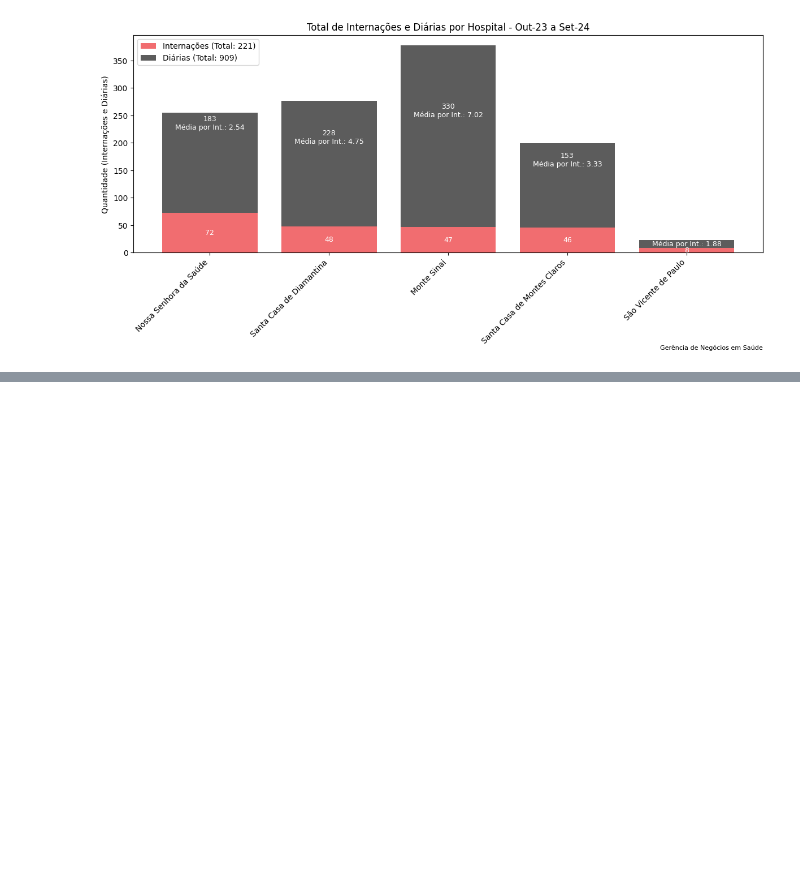
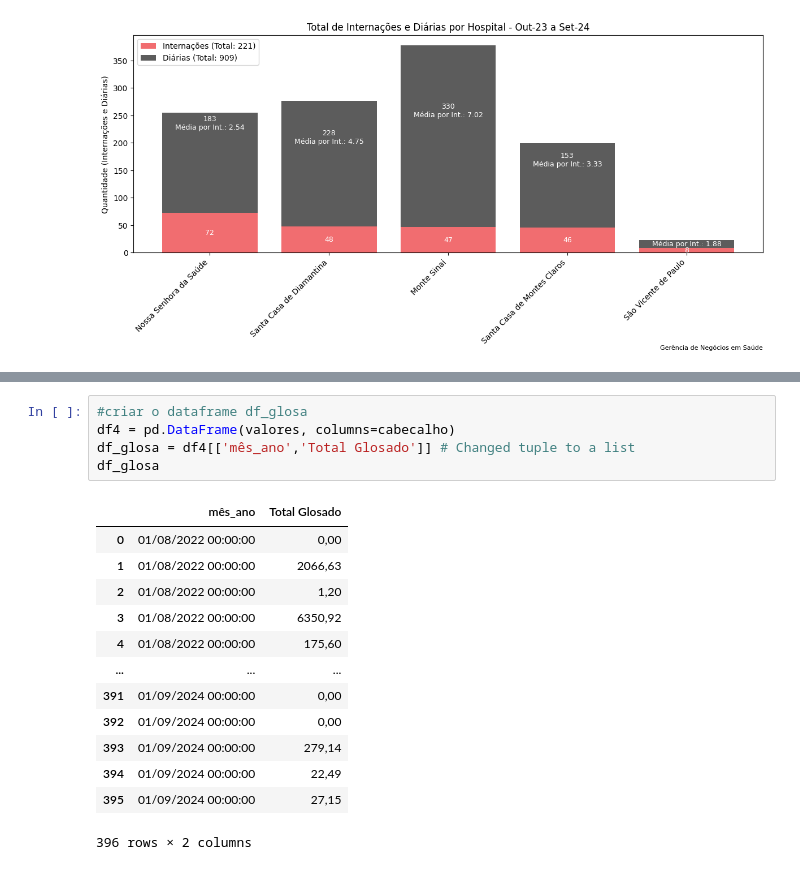
Before and after one commit to nwesleybhz/nwesley, a Jupyter notebook: go_hosp.ipynb, the cells around one changed output, grey strips where cells are left out. Drawn from its saved outputs; the diff is of its cells as text; blank space fills up the shorter version.

```diff
--- a/go_hosp.ipynb
+++ b/go_hosp.ipynb
@@ -1247,0 +1278,19 @@ NameError: name 'df' is not defined
+# %%
+#criar o dataframe df_glosa
+df4 = pd.DataFrame(valores, columns=cabecalho)
+df_glosa = df4[['mês_ano','Total Glosado']] # Changed tuple to a list
+df_glosa
+# %% [output]
+|  | mês_ano | Total Glosado |
+| 0 | 01/08/2022 00:00:00 | 0,00 |
+| 1 | 01/08/2022 00:00:00 | 2066,63 |
+| 2 | 01/08/2022 00:00:00 | 1,20 |
+| 3 | 01/08/2022 00:00:00 | 6350,92 |
+| 4 | 01/08/2022 00:00:00 | 175,60 |
+| ... | ... | ... |
+| 391 | 01/09/2024 00:00:00 | 0,00 |
+| 392 | 01/09/2024 00:00:00 | 0,00 |
+| 393 | 01/09/2024 00:00:00 | 279,14 |
+| 394 | 01/09/2024 00:00:00 | 22,49 |
+| 395 | 01/09/2024 00:00:00 | 27,15 |
+396 rows × 2 columns
```
Also changed, not shown: parts of 14 cells of this notebook.
